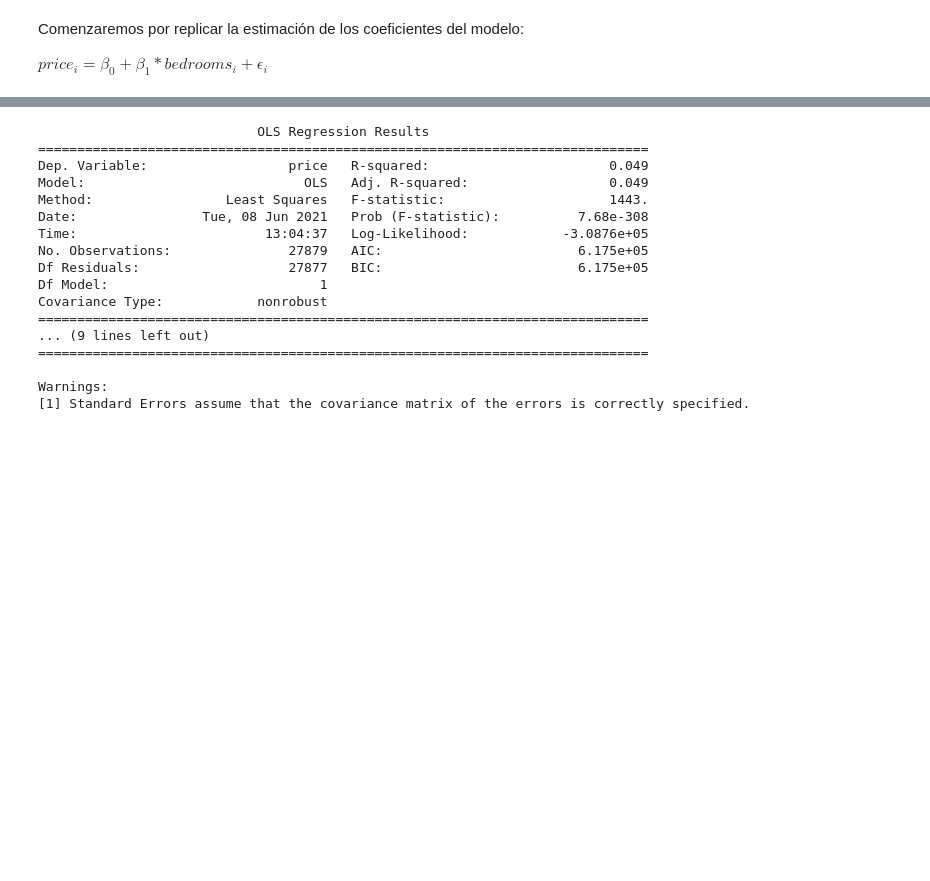
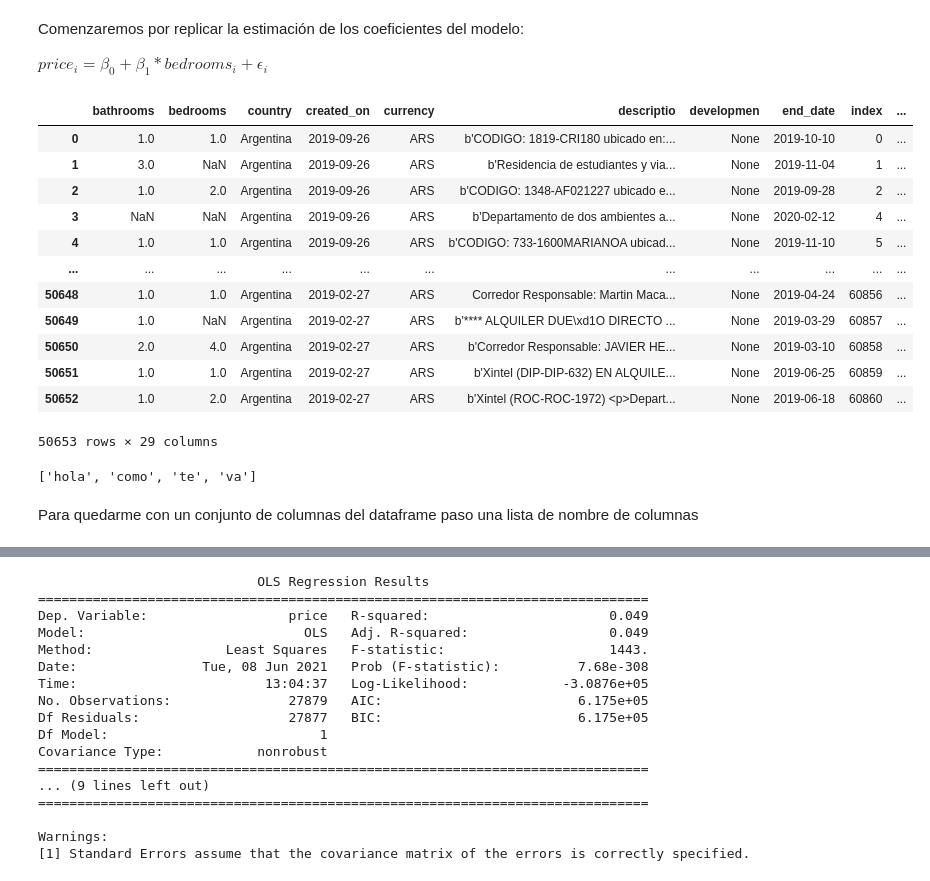
Before and after one commit to rpasquini/metodos_cuantitativos_2021, a Jupyter notebook: OLS_2_Ajuste_Propiedades_Test_de_Hipótesis.ipynb, the cells around one changed output, grey strips where cells are left out. Drawn from its saved outputs; the diff is of its cells as text; code cells hidden in the pictures; blank space fills up the shorter version.

```diff
--- a/OLS_2_Ajuste_Propiedades_Test_de_Hipótesis.ipynb
+++ b/OLS_2_Ajuste_Propiedades_Test_de_Hipótesis.ipynb
@@ -56,3 +55,19 @@ Comenzaremos por replicar la estimación de los coeficientes del modelo:
 $price_i=\beta_0+\beta_1*bedrooms_i+\epsilon_i$
 # %%
 departamentos=gpd.GeoDataFrame.from_file("https://github.com/rpasquini/urban-econometrics/blob/master/data/departamentos2019amba.zip?raw=true")
+# %%
+departamentos
+# %% [output]
+|  | bathrooms | bedrooms | country | created_on | currency | descriptio | developmen | end_date | index | ... |
+| 0 | 1.0 | 1.0 | Argentina | 2019-09-26 | ARS | b'CODIGO: 1819-CRI180 ubicado en:... | None | 2019-10-10 | 0 | ... |
+| 1 | 3.0 | NaN | Argentina | 2019-09-26 | ARS | b'Residencia de estudiantes y via... | None | 2019-11-04 | 1 | ... |
+| 2 | 1.0 | 2.0 | Argentina | 2019-09-26 | ARS | b'CODIGO: 1348-AF021227 ubicado e... | None | 2019-09-28 | 2 | ... |
+| 3 | NaN | NaN | Argentina | 2019-09-26 | ARS | b'Departamento de dos ambientes a... | None | 2020-02-12 | 4 | ... |
+| 4 | 1.0 | 1.0 | Argentina | 2019-09-26 | ARS | b'CODIGO: 733-1600MARIANOA ubicad... | None | 2019-11-10 | 5 | ... |
+| ... | ... | ... | ... | ... | ... | ... | ... | ... | ... | ... |
+| 50648 | 1.0 | 1.0 | Argentina | 2019-02-27 | ARS | Corredor Responsable: Martin Maca... | None | 2019-04-24 | 60856 | ... |
+| 50649 | 1.0 | NaN | Argentina | 2019-02-27 | ARS | b'**** ALQUILER DUE\xd1O DIRECTO ... | None | 2019-03-29 | 60857 | ... |
+| 50650 | 2.0 | 4.0 | Argentina | 2019-02-27 | ARS | b'Corredor Responsable: JAVIER HE... | None | 2019-03-10 | 60858 | ... |
+| 50651 | 1.0 | 1.0 | Argentina | 2019-02-27 | ARS | b'Xintel (DIP-DIP-632) EN ALQUILE... | None | 2019-06-25 | 60859 | ... |
+| 50652 | 1.0 | 2.0 | Argentina | 2019-02-27 | ARS | b'Xintel (ROC-ROC-1972) <p>Depart... | None | 2019-06-18 | 60860 | ... |
+50653 rows × 29 columns
@@ -59,3 +77,9 @@ departamentos=gpd.GeoDataFrame.from_file("https://github.com/rpasquini/urban-eco
+# %%
+lista1
+# %% [output]
+['hola', 'como', 'te', 'va']
+# %% [markdown]
+Para quedarme con un conjunto de columnas del dataframe paso una lista de nombre de columnas
 # %%
 datos=departamentos[['price', 'bedrooms']]
 # %%
```
Also changed, not shown: parts of 21 cells of this notebook.
